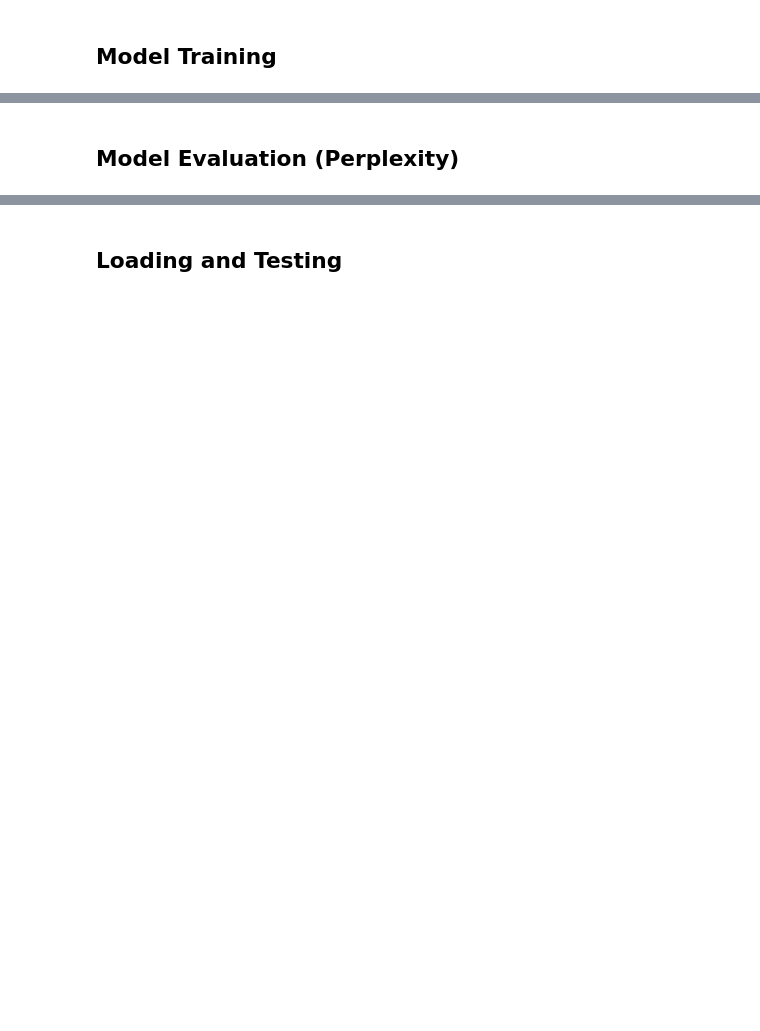
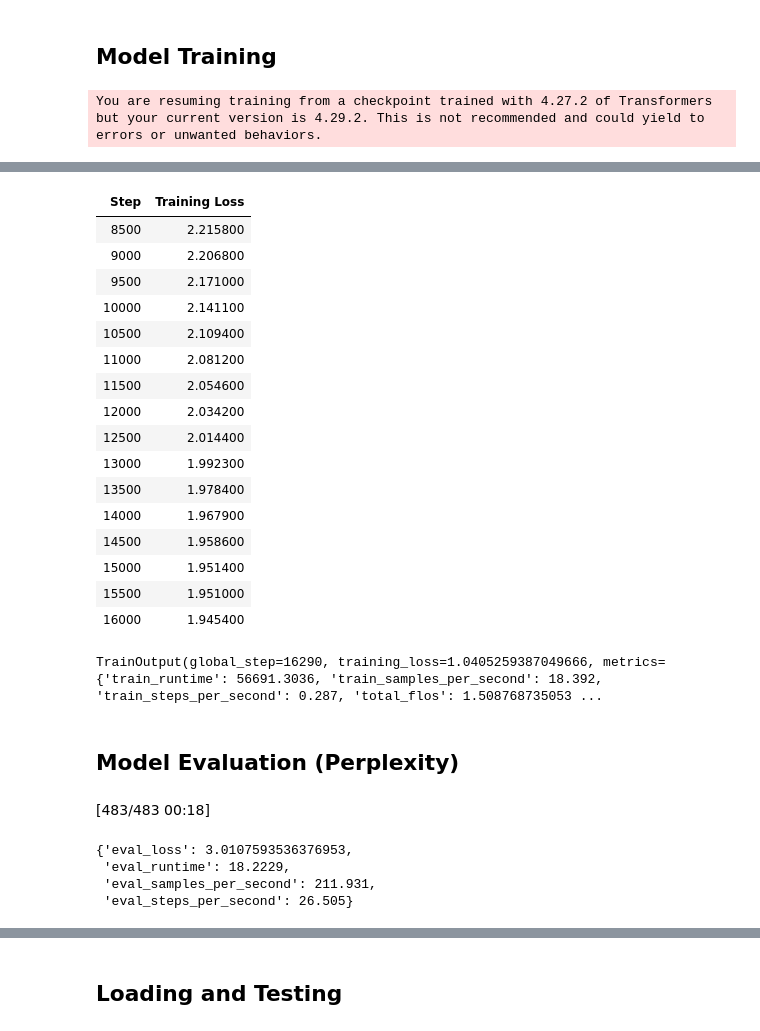
Before and after one commit to Anshumaan-Chauhan02/VST, a Jupyter notebook: Story_Generation_DistilGPT.ipynb, the cells around one changed output, grey strips where cells are left out. Drawn from its saved outputs; the diff is of its cells as text; code cells hidden in the pictures; blank space fills up the shorter version.

```diff
--- a/Story_Generation_DistilGPT.ipynb
+++ b/Story_Generation_DistilGPT.ipynb
@@ -24,4 +46,5 @@ def encode_sequences(x, base_tokenizer = base_tokenizer):
     return base_tokenizer(x, max_length = 1024, truncation=True, add_special_tokens = True)['input_ids']
 # %%
 import pandas as pd
-df = pd.read_csv('Plot_Summary_Dataset')
+train_df = pd.read_csv("P_S_D_Train")
+test_df = pd.read_csv("P_S_D_Test")
@@ -58,11 +76,10 @@ model_path = 'Story_Gen_Model/DistilGPT2'
 #Specifying the Training arguments for the model training
 training_args = TrainingArguments(
     output_dir=model_path,
-    per_device_train_batch_size=8,
     overwrite_output_dir = True,
     evaluation_strategy="no",
     gradient_accumulation_steps=8,
-    num_train_epochs=15,
+    num_train_epochs=30,
     weight_decay=0.01,
     lr_scheduler_type="cosine",
     learning_rate=5e-4,
@@ -71,7 +88,7 @@ training_args = TrainingArguments(
 # %%
 # Initializing the trainer
 
-trainer = Seq2SeqTrainer(
+trainer = Trainer(
     model=base_model,                         # the instantiated  Transformers model to be trained
     args=training_args,                  # training arguments, defined above
     data_collator=data_collator,
@@ -81,3 +102,5 @@ trainer = Seq2SeqTrainer(
 # %%
 # Starting the training
-trainer.train()
+trainer.train(resume_from_checkpoint="Story_Gen_Model/DistilGPT2/checkpoint-8000")
+# %% [output]
+You are resuming training from a checkpoint trained with 4.27.2 of Transformers but your current version is 4.29.2. This is not recommended and could yield to errors or unwanted behaviors.
@@ -84,3 +108,21 @@ trainer.train()
+| Step | Training Loss |
+| 8500 | 2.215800 |
+| 9000 | 2.206800 |
+| 9500 | 2.171000 |
+| 10000 | 2.141100 |
+| 10500 | 2.109400 |
+| 11000 | 2.081200 |
+| 11500 | 2.054600 |
+| 12000 | 2.034200 |
+| 12500 | 2.014400 |
+| 13000 | 1.992300 |
+| 13500 | 1.978400 |
+| 14000 | 1.967900 |
+| 14500 | 1.958600 |
+| 15000 | 1.951400 |
+| 15500 | 1.951000 |
+| 16000 | 1.945400 |
+TrainOutput(global_step=16290, training_loss=1.0405259387049666, metrics={'train_runtime': 56691.3036, 'train_samples_per_second': 18.392, 'train_steps_per_second': 0.287, 'total_flos': 1.508768735053 ...
 # %%
 # Saving the final model
 trainer.save_model()
@@ -90,0 +131,11 @@ trainer.evaluate()
+# %%
+eval_results = trainer.evaluate()
+# %% [output]
+[483/483 00:18]
+# %%
+eval_results
+# %% [output]
+{'eval_loss': 3.0107593536376953,
+ 'eval_runtime': 18.2229,
+ 'eval_samples_per_second': 211.931,
+ 'eval_steps_per_second': 26.505}
```
Also changed, not shown: parts of 19 cells of this notebook, 1 other file.
